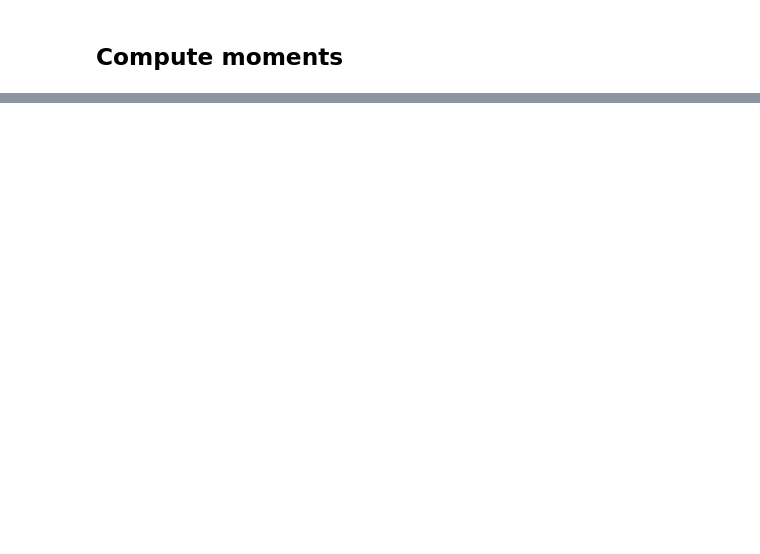
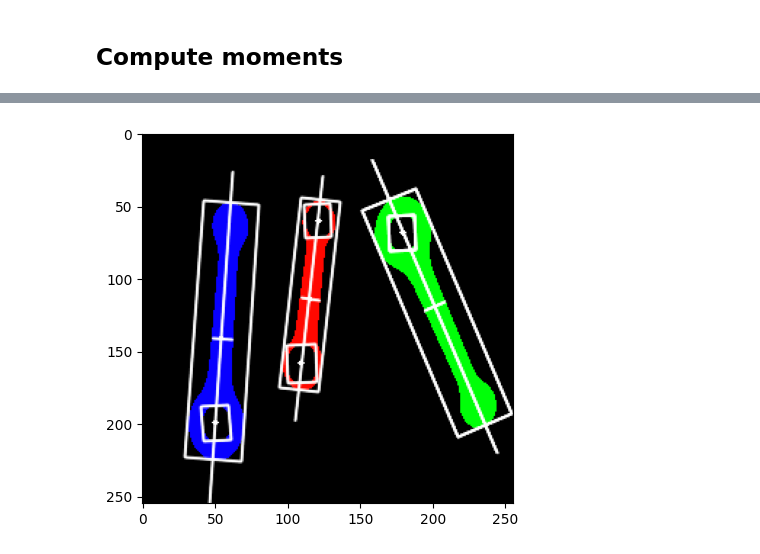
Before and after one commit to matteoperiani2/rod_analysis, a Jupyter notebook: project.ipynb, the cells around one changed output, grey strips where cells are left out. Drawn from its saved outputs; the diff is of its cells as text; code cells hidden in the pictures; blank space fills up the shorter version.

```diff
--- a/project.ipynb
+++ b/project.ipynb
@@ -87,0 +263,65 @@ plt.show()
+# %%
+for i in range(1, num_labels):
+    component = get_component(labels, i)
+
+    num_labels_c, labels_c, stats_c, centroids_c = cv2.connectedComponentsWithStats(255 - component, connectivity=CONNECTIVITY)
+
+    moments = cv2.moments(component, binaryImage = True)
+    theta = compute_theta(moments)
+
+    mer, length, width = get_oriented_mer(component, theta, centroids[i])
+
+    # iteration over holes
+    for j in range(2, num_labels_c):
+        component_c = get_component(labels_c, j)
+
+        moments_c = cv2.moments(component_c, True)
+        theta_c = compute_theta(moments_c)
+
+        mer_c, length_c, width_c = get_oriented_mer(component_c, theta_c, centroids_c[j])
+
+        # draw centroids
+        cv2.circle(labeled_img, (int(centroids_c[j][0]), int(centroids_c[j][1])), 2, (255, 255, 255), -1)
+
+        # draw mer
+        v1, v2, v3, v4 = mer_c[0], mer_c[1], mer_c[2], mer_c[3]
+        cv2.line(labeled_img, (int(v1[0]), int(v1[1])), (int(v3[0]), int(v3[1])), (255, 255, 255), 1, cv2.LINE_AA)
+        cv2.line(labeled_img, (int(v2[0]), int(v2[1])), (int(v1[0]), int(v1[1])), (255, 255, 255), 1, cv2.LINE_AA)
+        cv2.line(labeled_img, (int(v3[0]), int(v3[1])), (int(v4[0]), int(v4[1])), (255, 255, 255), 1, cv2.LINE_AA)
+        cv2.line(labeled_img, (int(v4[0]), int(v4[1])), (int(v2[0]), int(v2[1])), (255, 255, 255), 1, cv2.LINE_AA)
+
+    bar_points, bar_width = get_barycenter_width(component, theta, centroids[i])
+
+    # draw centroids
+    cv2.circle(labeled_img, (int(centroids[j][0]), int(centroids[j][1])), 2, (255, 255, 255), -1)
+
+    # draw mer
+    v1, v2, v3, v4 = mer[0], mer[1], mer[2], mer[3]
+    cv2.line(labeled_img, (int(v1[0]), int(v1[1])), (int(v3[0]), int(v3[1])), (255, 255, 255), 1, cv2.LINE_AA)
+    cv2.line(labeled_img, (int(v2[0]), int(v2[1])), (int(v1[0]), int(v1[1])), (255, 255, 255), 1, cv2.LINE_AA)
+    cv2.line(labeled_img, (int(v3[0]), int(v3[1])), (int(v4[0]), int(v4[1])), (255, 255, 255), 1, cv2.LINE_AA)
+    cv2.line(labeled_img, (int(v4[0]), int(v4[1])), (int(v2[0]), int(v2[1])), (255, 255, 255), 1, cv2.LINE_AA)
+
+    # draw orentation axis
+    length = int(length * 1.3 / 2)
+    alpha = -math.sin(theta)
+    beta = math.cos(theta)
+
+    p1 = (int(centroids[i][0] + length * beta),
+          int(centroids[i][1] + length * alpha))
+
+    p2 = (int(centroids[i][0] - length * beta),
+          int(centroids[i][1] - length * alpha))
+
+    cv2.line(labeled_img, (p1[0], p1[1]), (p2[0], p2[1]), (255, 255, 255), 1, cv2.LINE_AA)
+
+    # draw baricentre width
+    p1, p2 = bar_points[0], bar_points[1]
+
+    cv2.line(labeled_img, (p1[0], p1[1]), (p2[0], p2[1]), (255, 255, 255), 1, cv2.LINE_AA)
+
+    print_rod_info(centroids[i], mer, theta, length, width, bar_width, holes, i-1)
+
+plt.imshow(labeled_img)
+plt.show()
+# %% [output]
@@ -87,0 +345 @@ plt.show()
+[figure, added]
```
Also changed, not shown: parts of 4 cells of this notebook.
